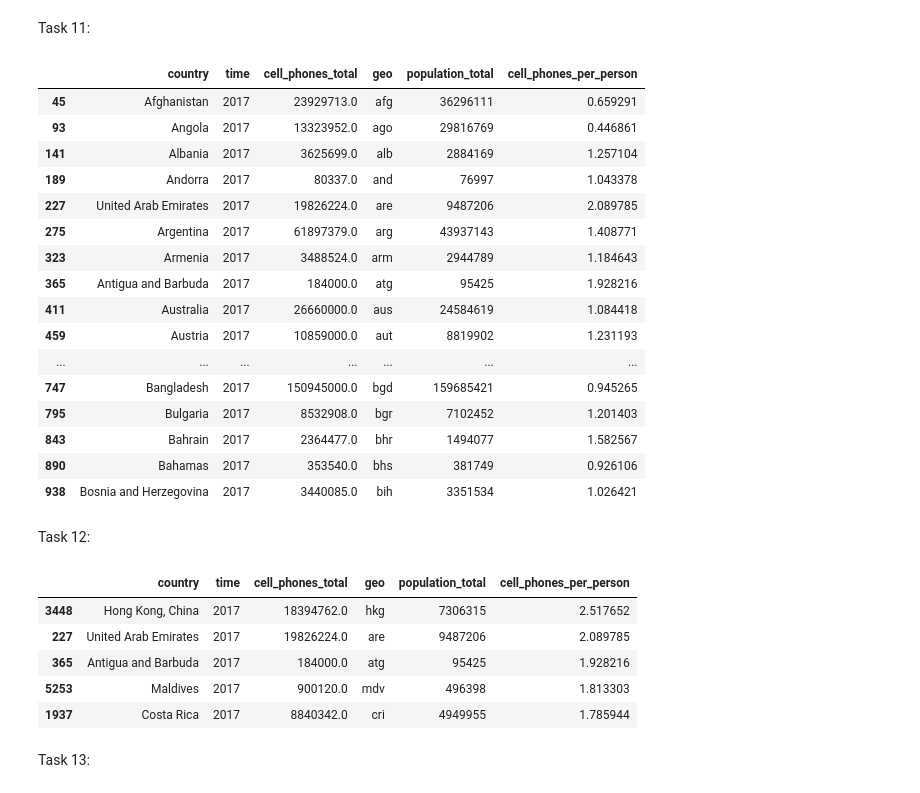
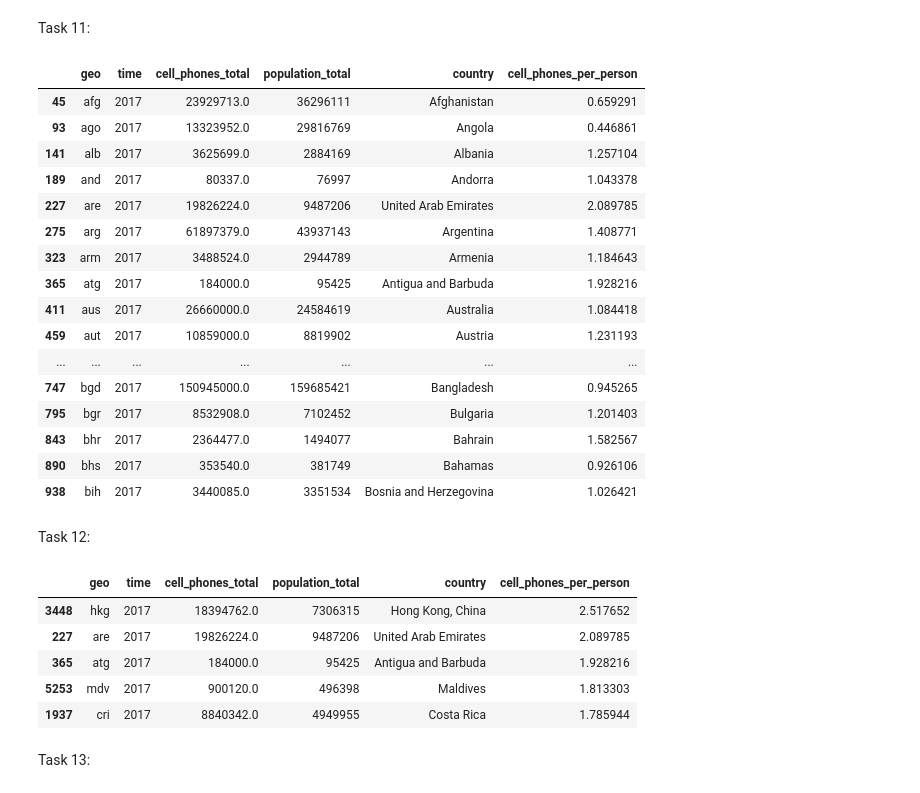
Before and after one commit to sengupta-arijit-rij/Machine-Learning, a Jupyter notebook: Sprint1_MG_Arijit_Sengupta.ipynb, the cells around one changed output. Saved outputs shown, nothing was run; the diff lists cells and outputs as text; code cells hidden in the pictures.

```diff
--- a/Sprint1_MG_Arijit_Sengupta.ipynb
+++ b/Sprint1_MG_Arijit_Sengupta.ipynb
@@ -156,39 +157,40 @@ print(unique_country)
 Task 11:
 # %%
 # Create a new dataframe called df2017 that includes only records from geo_cell_phone_population that ocurred in 2017.
-mask = (geo_cell_phone_population["time"]==2017)
-df2017=geo_cell_phone_population.loc[mask, ["country","time","cell_phones_total","geo","population_total","cell_phones_per_person"]]
+# mask = (geo_cell_phone_population["time"]==2017)
+# df2017=geo_cell_phone_population.loc[mask, ["country","time","cell_phones_total","geo","population_total","cell_phones_per_person"]]
+df2017=geo_cell_phone_population[geo_cell_phone_population['time']==2017]
 df2017.head(20)
 # %% [output]
-|  | country | time | cell_phones_total | geo | population_total | cell_phones_per_person |
-| 45 | Afghanistan | 2017 | 23929713.0 | afg | 36296111 | 0.659291 |
-| 93 | Angola | 2017 | 13323952.0 | ago | 29816769 | 0.446861 |
-| 141 | Albania | 2017 | 3625699.0 | alb | 2884169 | 1.257104 |
-| 189 | Andorra | 2017 | 80337.0 | and | 76997 | 1.043378 |
-| 227 | United Arab Emirates | 2017 | 19826224.0 | are | 9487206 | 2.089785 |
-| 275 | Argentina | 2017 | 61897379.0 | arg | 43937143 | 1.408771 |
-| 323 | Armenia | 2017 | 3488524.0 | arm | 2944789 | 1.184643 |
-| 365 | Antigua and Barbuda | 2017 | 184000.0 | atg | 95425 | 1.928216 |
-| 411 | Australia | 2017 | 26660000.0 | aus | 24584619 | 1.084418 |
-| 459 | Austria | 2017 | 10859000.0 | aut | 8819902 | 1.231193 |
+|  | geo | time | cell_phones_total | population_total | country | cell_phones_per_person |
+| 45 | afg | 2017 | 23929713.0 | 36296111 | Afghanistan | 0.659291 |
+| 93 | ago | 2017 | 13323952.0 | 29816769 | Angola | 0.446861 |
+| 141 | alb | 2017 | 3625699.0 | 2884169 | Albania | 1.257104 |
+| 189 | and | 2017 | 80337.0 | 76997 | Andorra | 1.043378 |
+| 227 | are | 2017 | 19826224.0 | 9487206 | United Arab Emirates | 2.089785 |
+| 275 | arg | 2017 | 61897379.0 | 43937143 | Argentina | 1.408771 |
+| 323 | arm | 2017 | 3488524.0 | 2944789 | Armenia | 1.184643 |
+| 365 | atg | 2017 | 184000.0 | 95425 | Antigua and Barbuda | 1.928216 |
+| 411 | aus | 2017 | 26660000.0 | 24584619 | Australia | 1.084418 |
+| 459 | aut | 2017 | 10859000.0 | 8819902 | Austria | 1.231193 |
 | ... | ... | ... | ... | ... | ... | ... |
-| 747 | Bangladesh | 2017 | 150945000.0 | bgd | 159685421 | 0.945265 |
-| 795 | Bulgaria | 2017 | 8532908.0 | bgr | 7102452 | 1.201403 |
-| 843 | Bahrain | 2017 | 2364477.0 | bhr | 1494077 | 1.582567 |
-| 890 | Bahamas | 2017 | 353540.0 | bhs | 381749 | 0.926106 |
-| 938 | Bosnia and Herzegovina | 2017 | 3440085.0 | bih | 3351534 | 1.026421 |
+| 747 | bgd | 2017 | 150945000.0 | 159685421 | Bangladesh | 0.945265 |
+| 795 | bgr | 2017 | 8532908.0 | 7102452 | Bulgaria | 1.201403 |
+| 843 | bhr | 2017 | 2364477.0 | 1494077 | Bahrain | 1.582567 |
+| 890 | bhs | 2017 | 353540.0 | 381749 | Bahamas | 0.926106 |
+| 938 | bih | 2017 | 3440085.0 | 3351534 | Bosnia and Herzegovina | 1.026421 |
 # %% [markdown]
 Task 12:
 # %%
 # Identify the five countries with the most cell phones per person in 2017
 df2017.sort_values(by=['cell_phones_per_person'], ascending=False).head()
 # %% [output]
-|  | country | time | cell_phones_total | geo | population_total | cell_phones_per_person |
-| 3448 | Hong Kong, China | 2017 | 18394762.0 | hkg | 7306315 | 2.517652 |
-| 227 | United Arab Emirates | 2017 | 19826224.0 | are | 9487206 | 2.089785 |
-| 365 | Antigua and Barbuda | 2017 | 184000.0 | atg | 95425 | 1.928216 |
-| 5253 | Maldives | 2017 | 900120.0 | mdv | 496398 | 1.813303 |
-| 1937 | Costa Rica | 2017 | 8840342.0 | cri | 4949955 | 1.785944 |
+|  | geo | time | cell_phones_total | population_total | country | cell_phones_per_person |
+| 3448 | hkg | 2017 | 18394762.0 | 7306315 | Hong Kong, China | 2.517652 |
+| 227 | are | 2017 | 19826224.0 | 9487206 | United Arab Emirates | 2.089785 |
+| 365 | atg | 2017 | 184000.0 | 95425 | Antigua and Barbuda | 1.928216 |
+| 5253 | mdv | 2017 | 900120.0 | 496398 | Maldives | 1.813303 |
+| 1937 | cri | 2017 | 8840342.0 | 4949955 | Costa Rica | 1.785944 |
 # %% [markdown]
 Task 13:
 # %%
```
Also changed, not shown: parts of 4 cells of this notebook.
